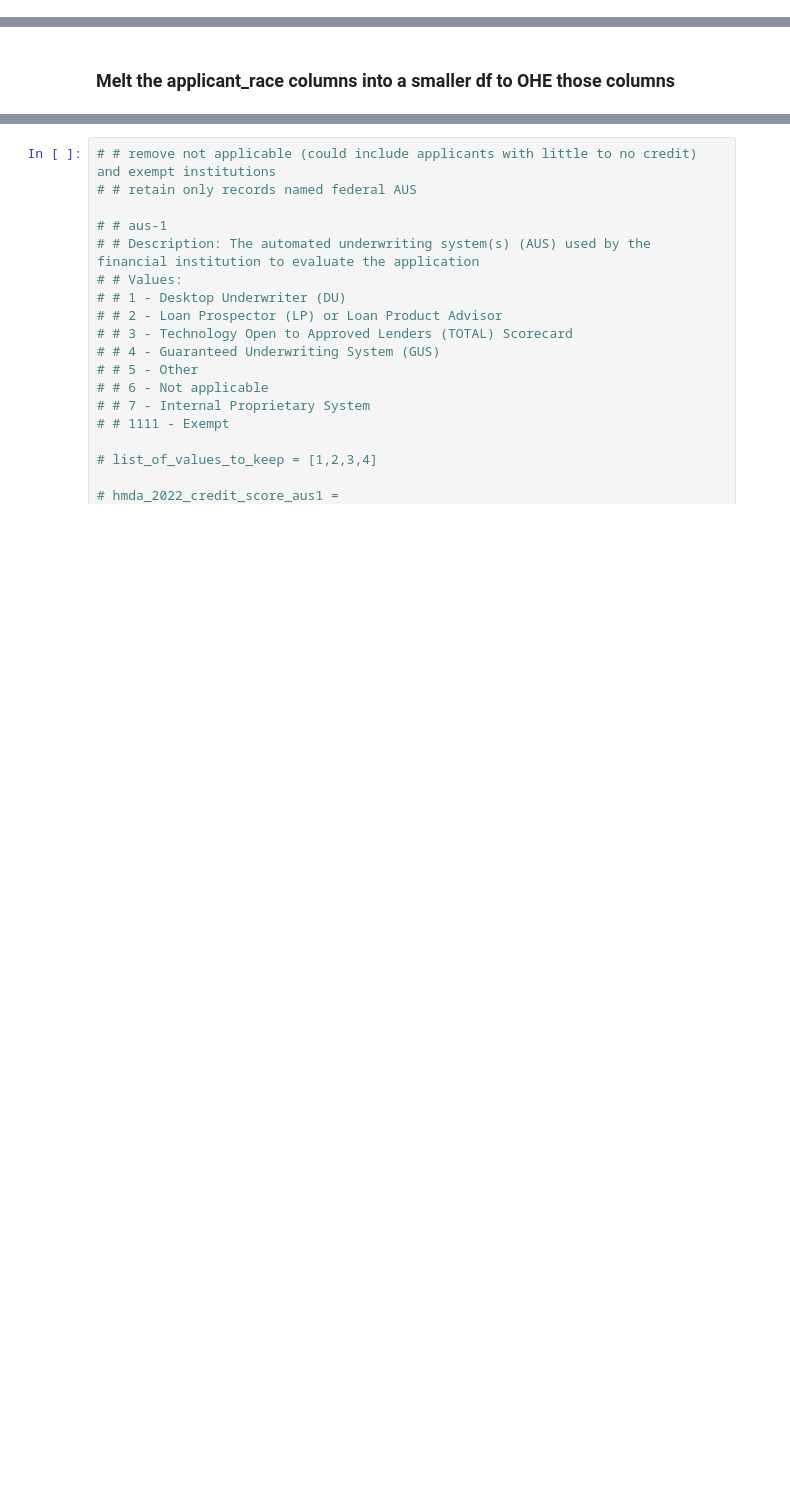
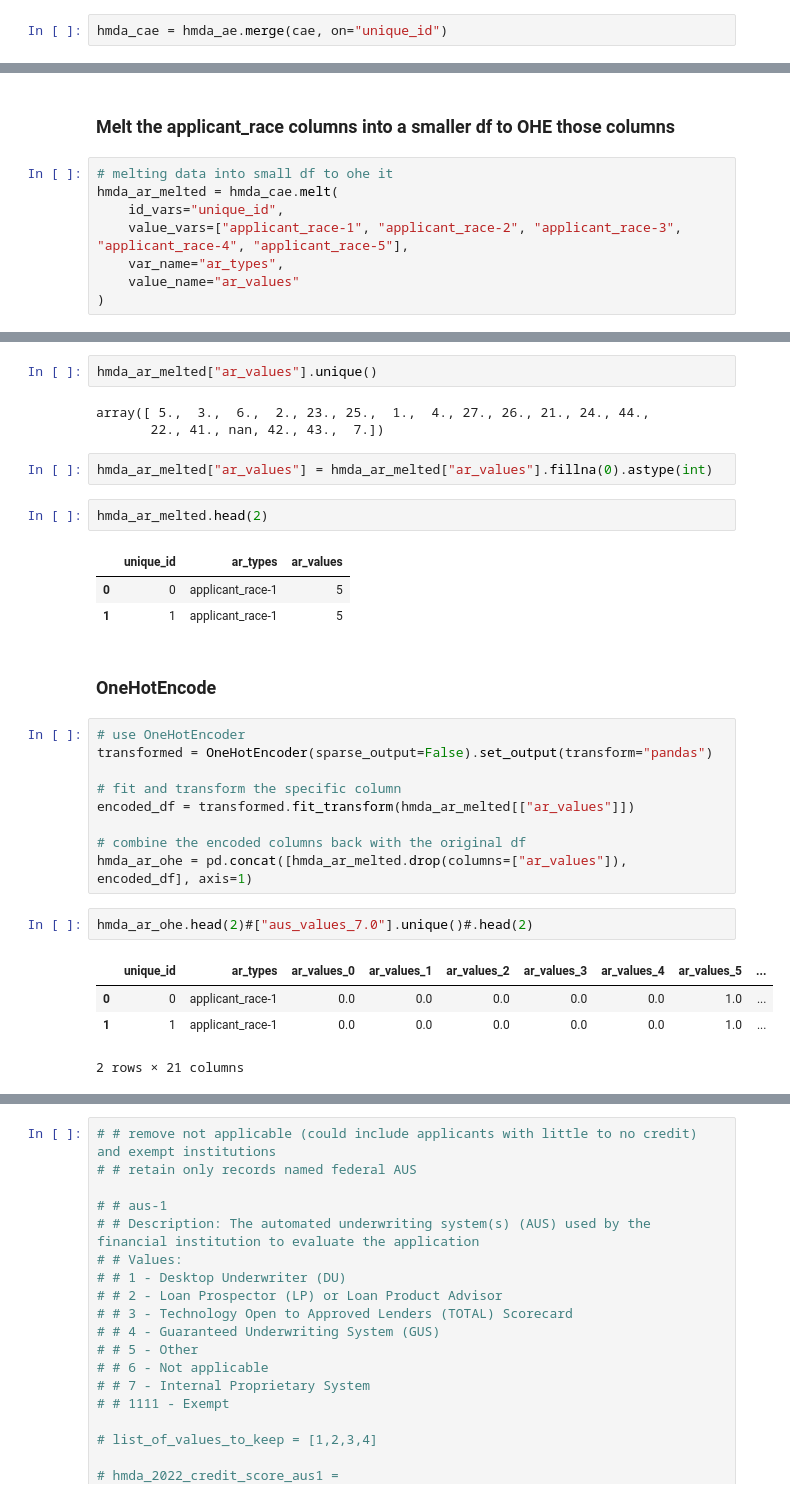
Before and after one commit to catdgomez/redlined_by_algorithm, a Jupyter notebook: notebooks/redlined_by_algorithm_exploratory.ipynb, the cells around one changed output, grey strips where cells are left out. Cells and saved outputs as stored; diff of their text form; blank space fills up the shorter version.

```diff
--- a/notebooks/redlined_by_algorithm_exploratory.ipynb
+++ b/notebooks/redlined_by_algorithm_exploratory.ipynb
@@ -319,0 +418,2 @@ hmda_aus.head(2)
+# %%
+hmda_cae = hmda_ae.merge(cae, on="unique_id")
@@ -320,2 +427,10 @@ hmda_aus.head(2)
 # %% [markdown]
 ### Melt the applicant_race columns into a smaller df to OHE those columns
+# %%
+# melting data into small df to ohe it
+hmda_ar_melted = hmda_cae.melt(
+    id_vars="unique_id",
+    value_vars=["applicant_race-1", "applicant_race-2", "applicant_race-3", "applicant_race-4", "applicant_race-5"],
+    var_name="ar_types",
+    value_name="ar_values"
+)
@@ -321,0 +443,31 @@ hmda_aus.head(2)
+# %%
+hmda_ar_melted["ar_values"].unique()
+# %% [output]
+array([ 5.,  3.,  6.,  2., 23., 25.,  1.,  4., 27., 26., 21., 24., 44.,
+       22., 41., nan, 42., 43.,  7.])
+# %%
+hmda_ar_melted["ar_values"] = hmda_ar_melted["ar_values"].fillna(0).astype(int)
+# %%
+hmda_ar_melted.head(2)
+# %% [output]
+|  | unique_id | ar_types | ar_values |
+| 0 | 0 | applicant_race-1 | 5 |
+| 1 | 1 | applicant_race-1 | 5 |
+# %% [markdown]
+### OneHotEncode
+# %%
+# use OneHotEncoder
+transformed = OneHotEncoder(sparse_output=False).set_output(transform="pandas")
+
+# fit and transform the specific column
+encoded_df = transformed.fit_transform(hmda_ar_melted[["ar_values"]])
+
+# combine the encoded columns back with the original df
+hmda_ar_ohe = pd.concat([hmda_ar_melted.drop(columns=["ar_values"]), encoded_df], axis=1)
+# %%
+hmda_ar_ohe.head(2)#["aus_values_7.0"].unique()#.head(2)
+# %% [output]
+|  | unique_id | ar_types | ar_values_0 | ar_values_1 | ar_values_2 | ar_values_3 | ar_values_4 | ar_values_5 | ... |
+| 0 | 0 | applicant_race-1 | 0.0 | 0.0 | 0.0 | 0.0 | 0.0 | 1.0 | ... |
+| 1 | 1 | applicant_race-1 | 0.0 | 0.0 | 0.0 | 0.0 | 0.0 | 1.0 | ... |
+2 rows × 21 columns
```
Also changed, not shown: parts of 93 cells of this notebook.
